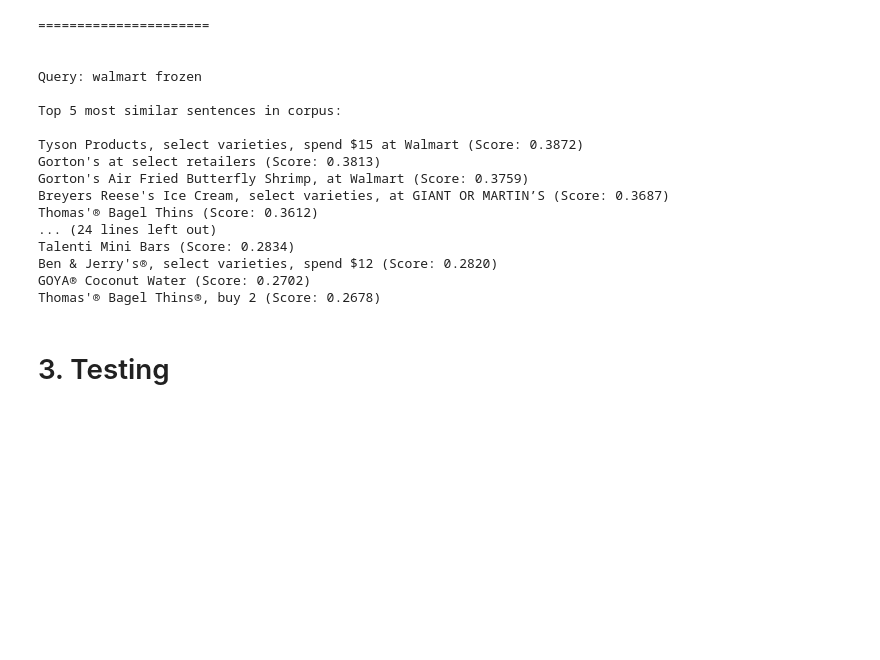
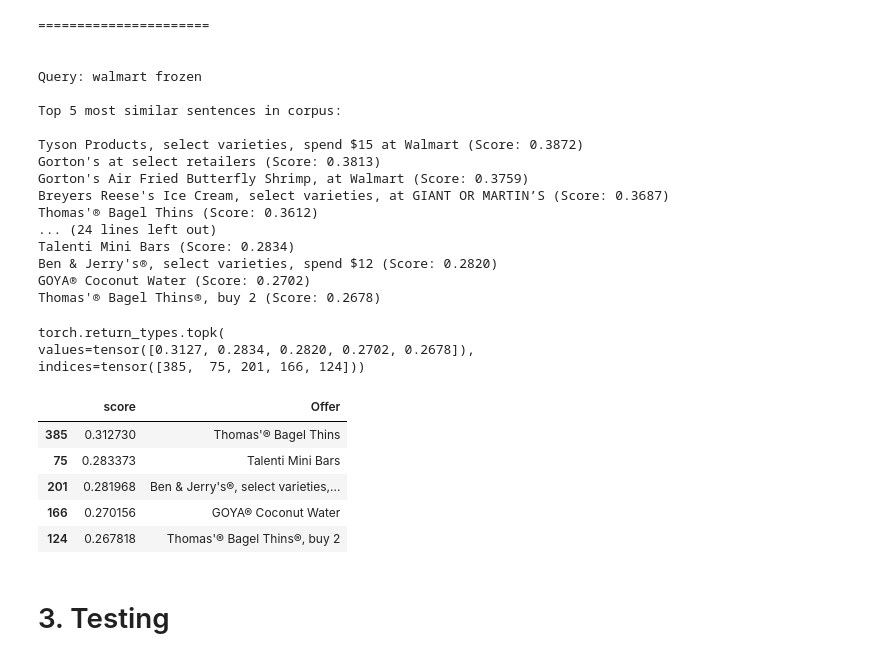
Before and after one commit to hbbhsy/FetchReward_takehome, a Jupyter notebook: takehome.ipynb, the cells around one changed output. Cells and saved outputs as stored; diff of their text form; code cells hidden in the pictures; blank space fills up the shorter version.

```diff
--- a/takehome.ipynb
+++ b/takehome.ipynb
@@ -249,6 +249,22 @@ Talenti Mini Bars (Score: 0.2834)
 Ben & Jerry's®, select varieties, spend $12 (Score: 0.2820)
 GOYA® Coconut Water (Score: 0.2702)
 Thomas'® Bagel Thins®, buy 2 (Score: 0.2678)
+# %%
+top_results
+# %% [output]
+torch.return_types.topk(
+values=tensor([0.3127, 0.2834, 0.2820, 0.2702, 0.2678]),
+indices=tensor([385,  75, 201, 166, 124]))
+# %%
+res = pd.DataFrame({'Score':top_results[0], 'Offer':df.iloc[top_results[1].tolist()]['offer']})
+res
+# %% [output]
+|  | score | Offer |
+| 385 | 0.312730 | Thomas'® Bagel Thins |
+| 75 | 0.283373 | Talenti Mini Bars |
+| 201 | 0.281968 | Ben & Jerry's®, select varieties,... |
+| 166 | 0.270156 | GOYA® Coconut Water |
+| 124 | 0.267818 | Thomas'® Bagel Thins®, buy 2 |
 # %%
 # Wrap the code to a search function
 def search(query, top_k):
```
Also changed, not shown: parts of 10 cells of this notebook, 2 other files.
